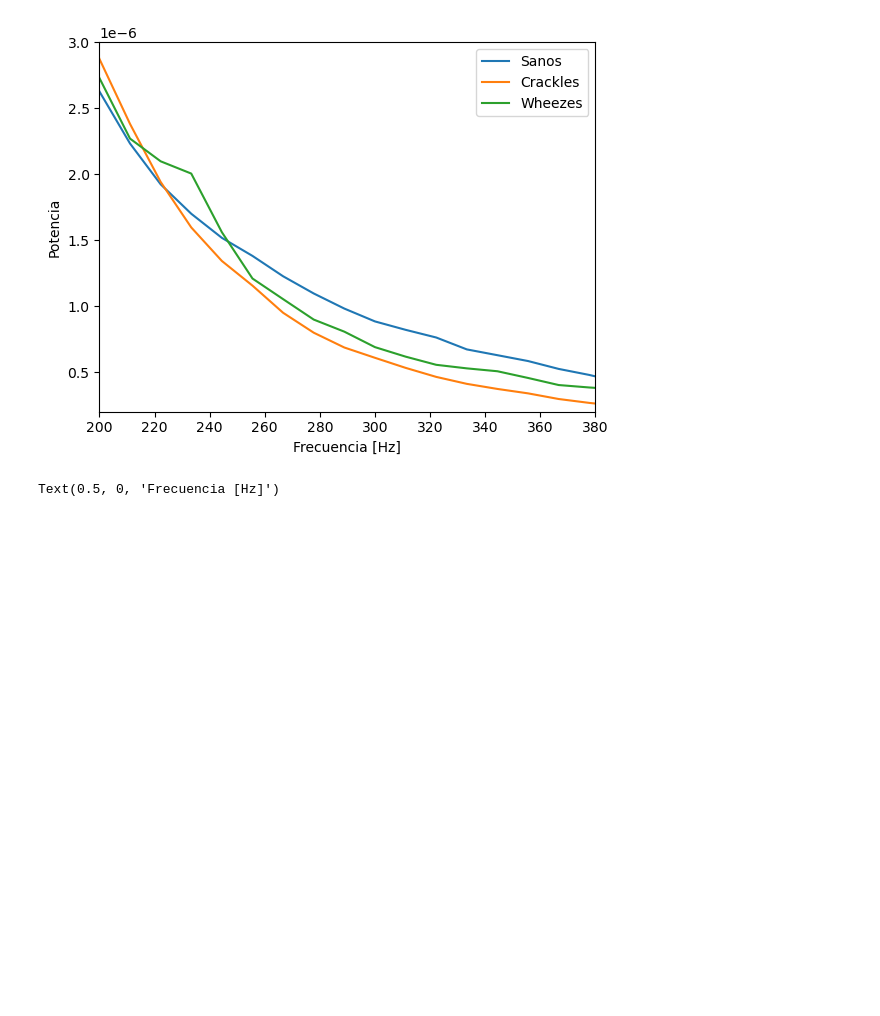
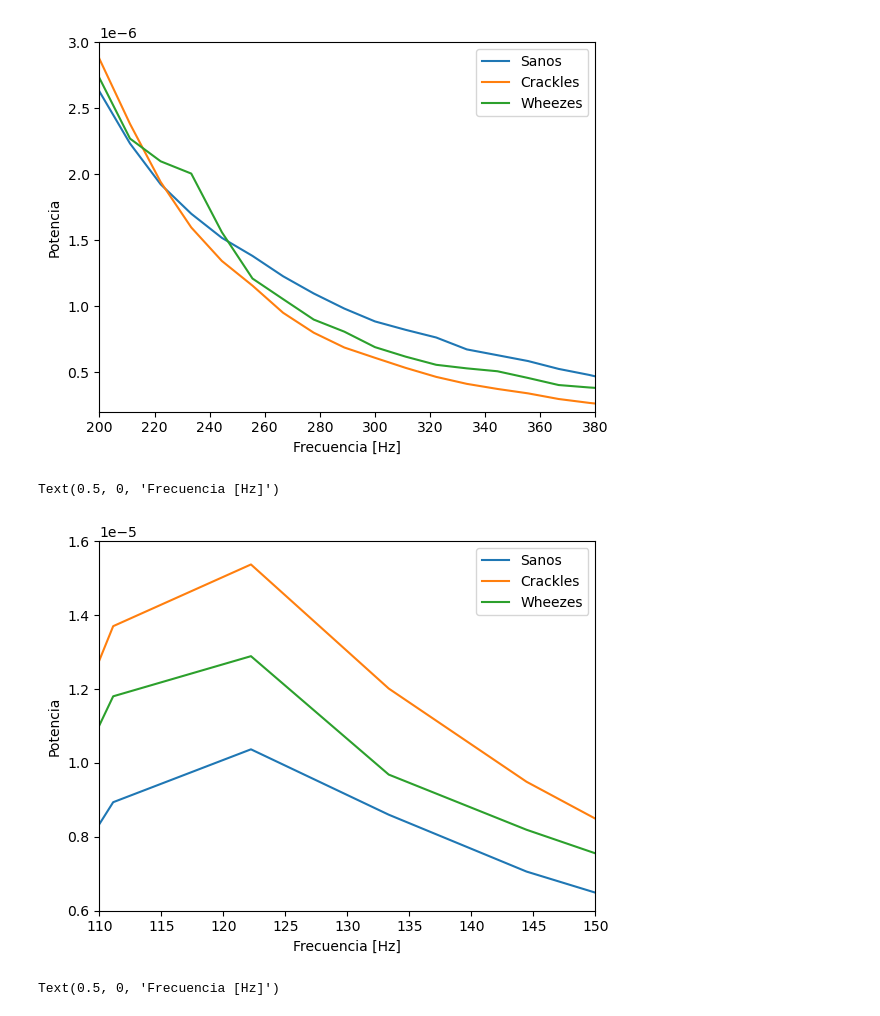
Before and after one commit to Ruizxp/Biosenales_El-Gran-Final, a Jupyter notebook: Proyecto_4.ipynb, the cells around one changed output. Drawn from its saved outputs; the diff is of its cells as text; code cells hidden in the pictures; blank space fills up the shorter version.

```diff
--- a/Proyecto_4.ipynb
+++ b/Proyecto_4.ipynb
@@ -286,6 +290,13 @@ plt.xlabel("Frecuencia [Hz]")
 # %% [output]
 Text(0.5, 0, 'Frecuencia [Hz]')
 [figure]
+# %%
+s.grafiquelo(new_prom,[110,150],[0.6e-5,1.6e-5])
+plt.ylabel("Potencia")
+plt.xlabel("Frecuencia [Hz]")
+# %% [output]
+Text(0.5, 0, 'Frecuencia [Hz]')
+[figure, added]
 # %%
 s.grafiquelo(new_prom,[200,280],[0.2e-6,3e-6])
 plt.ylabel("Potencia")
```
Also changed, not shown: parts of 28 cells of this notebook, 1 other file.
